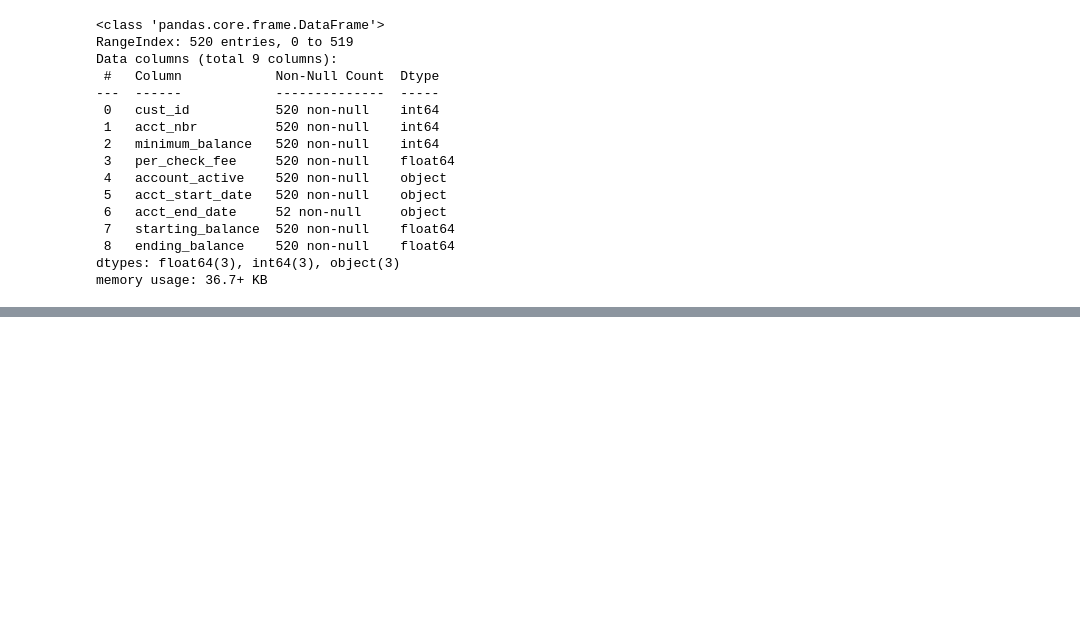
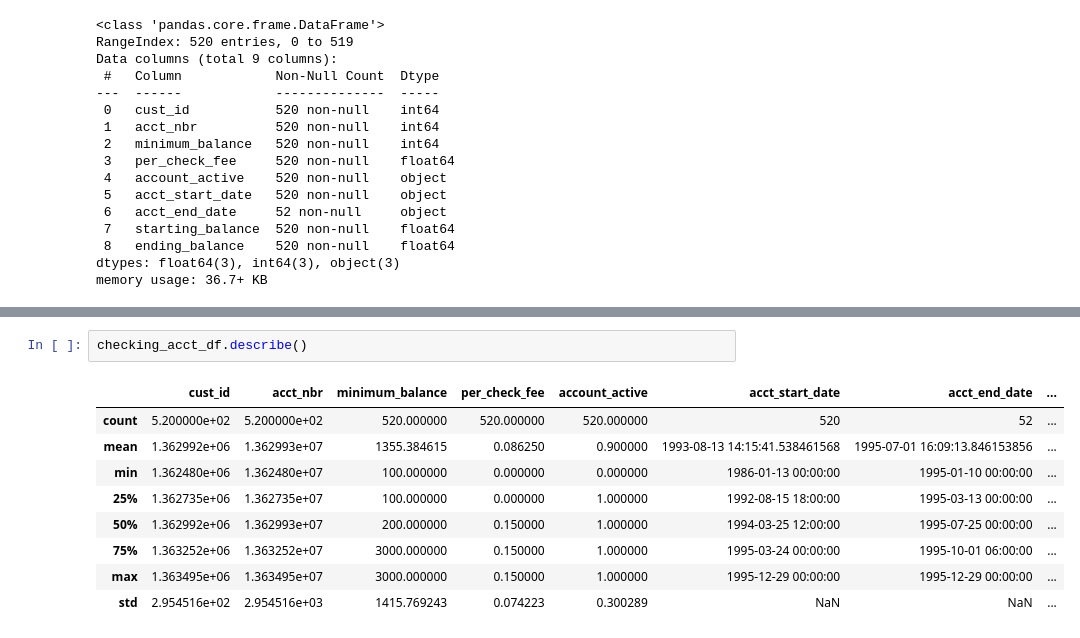
Before and after one commit to btmarsh6/mini-project-III, a Jupyter notebook: Ben_notebook.ipynb, the cells around one changed output, grey strips where cells are left out. Cells and saved outputs as stored; diff of their text form; blank space fills up the shorter version.

```diff
--- a/Ben_notebook.ipynb
+++ b/Ben_notebook.ipynb
@@ -194,0 +251,12 @@ memory usage: 36.7+ KB
+# %%
+checking_acct_df.describe()
+# %% [output]
+|  | cust_id | acct_nbr | minimum_balance | per_check_fee | account_active | acct_start_date | acct_end_date | ... |
+| count | 5.200000e+02 | 5.200000e+02 | 520.000000 | 520.000000 | 520.000000 | 520 | 52 | ... |
+| mean | 1.362992e+06 | 1.362993e+07 | 1355.384615 | 0.086250 | 0.900000 | 1993-08-13 14:15:41.538461568 | 1995-07-01 16:09:13.846153856 | ... |
+| min | 1.362480e+06 | 1.362480e+07 | 100.000000 | 0.000000 | 0.000000 | 1986-01-13 00:00:00 | 1995-01-10 00:00:00 | ... |
+| 25% | 1.362735e+06 | 1.362735e+07 | 100.000000 | 0.000000 | 1.000000 | 1992-08-15 18:00:00 | 1995-03-13 00:00:00 | ... |
+| 50% | 1.362992e+06 | 1.362993e+07 | 200.000000 | 0.150000 | 1.000000 | 1994-03-25 12:00:00 | 1995-07-25 00:00:00 | ... |
+| 75% | 1.363252e+06 | 1.363252e+07 | 3000.000000 | 0.150000 | 1.000000 | 1995-03-24 00:00:00 | 1995-10-01 06:00:00 | ... |
+| max | 1.363495e+06 | 1.363495e+07 | 3000.000000 | 0.150000 | 1.000000 | 1995-12-29 00:00:00 | 1995-12-29 00:00:00 | ... |
+| std | 2.954516e+02 | 2.954516e+03 | 1415.769243 | 0.074223 | 0.300289 | NaN | NaN | ... |
```
Also changed, not shown: parts of 14 cells of this notebook, 2 other files.
